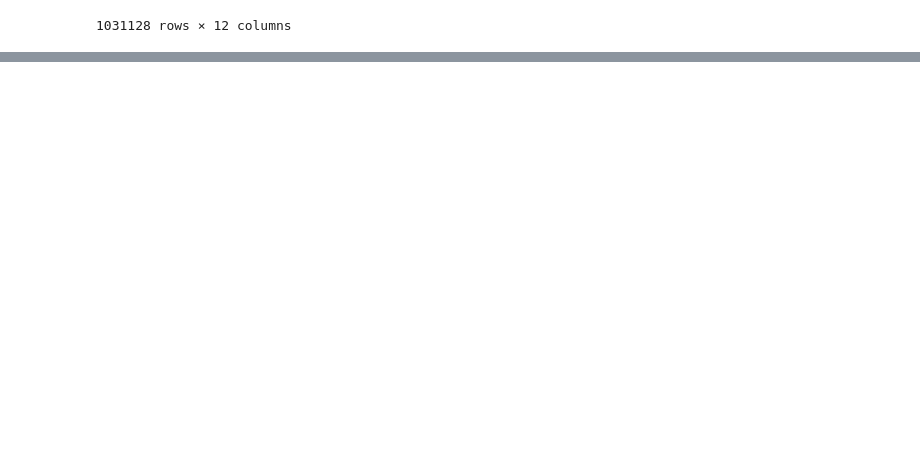
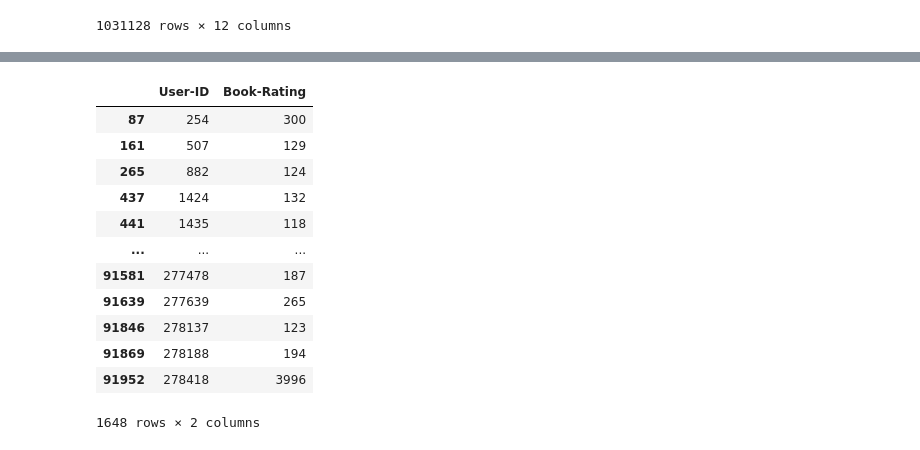
Before and after one commit to NurAlamNahidSarkar/bookRecommendation_ML, a Jupyter notebook: bookrecommendation.ipynb, the cells around one changed output, grey strips where cells are left out. Drawn from its saved outputs; the diff is of its cells as text; code cells hidden in the pictures; blank space fills up the shorter version.

```diff
--- a/bookrecommendation.ipynb
+++ b/bookrecommendation.ipynb
@@ -406,3 +406,6 @@ book_df
 | 1031134 | 0192126040 | Republic (World's Classics) | Plato | 1996 | Oxford University Press | http://images.amazon.com/images/P... | http://images.amazon.com/images/P... | ... |
 | 1031135 | 0767409752 | A Guided Tour of Rene Descartes' ... | Christopher Biffle | 2000 | McGraw-Hill Humanities/Social Sci... | http://images.amazon.com/images/P... | http://images.amazon.com/images/P... | ... |
 1031128 rows × 12 columns
+# %%
+users_ratings = book_df.groupby('User-ID').count()['Book-Rating'].reset_index()
+users_ratings
@@ -408,0 +426,18 @@ book_df
+# %%
+users_ratings = users_ratings[users_ratings['Book-Rating'] > 100 ]
+# %%
+users_ratings
+# %% [output]
+|  | User-ID | Book-Rating |
+| 87 | 254 | 300 |
+| 161 | 507 | 129 |
+| 265 | 882 | 124 |
+| 437 | 1424 | 132 |
+| 441 | 1435 | 118 |
+| ... | ... | ... |
+| 91581 | 277478 | 187 |
+| 91639 | 277639 | 265 |
+| 91846 | 278137 | 123 |
+| 91869 | 278188 | 194 |
+| 91952 | 278418 | 3996 |
+1648 rows × 2 columns
```
Also changed, not shown: parts of 6 cells of this notebook.
